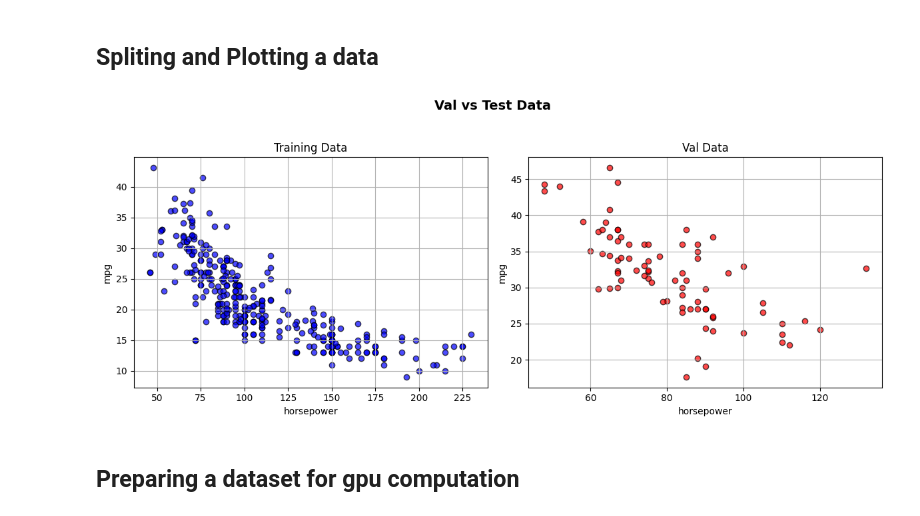
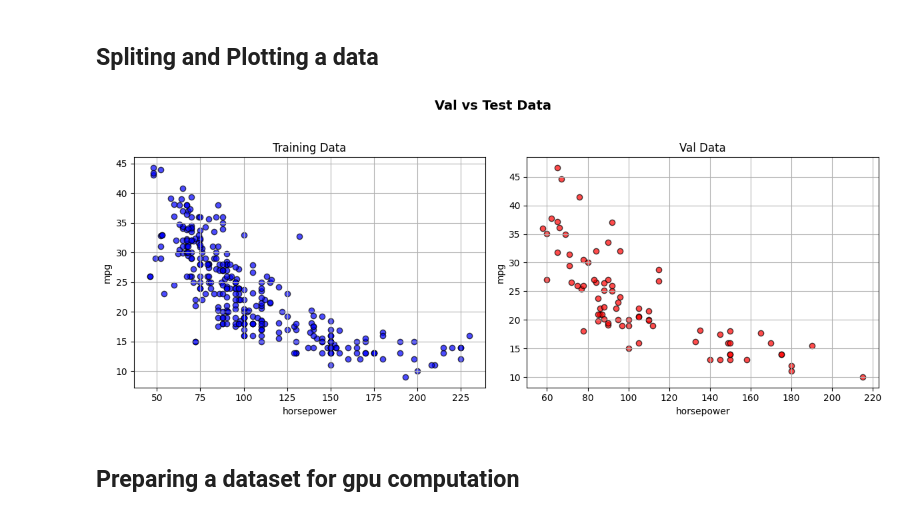
Before and after one commit to xXKeNdAmAmAsTeRXx/ISLP_labs, a Jupyter notebook: applied-Tasks/Chap03-task8-pytroch.ipynb, the cells around one changed output. Cells and saved outputs as stored; diff of their text form; code cells hidden in the pictures.

```diff
--- a/applied-Tasks/Chap03-task8-pytroch.ipynb
+++ b/applied-Tasks/Chap03-task8-pytroch.ipynb
@@ -49,18 +48,21 @@ Y = np.array(Data['mpg'], dtype=float)
 # %%
 N = len(X)
 
 #indexes
 idx = np.arange(len(X))
+np.random.seed = 42
+np.random.shuffle(idx)
+
 train_idx = idx[:int(N*.8)]
 val_idx = idx[int(N*0.8):]
 
 #Predictor and Response
 x_train, y_train = X[train_idx], Y[train_idx]
 x_val, y_val = X[val_idx], Y[val_idx]
 
 #Ploting a data
 plot_data(x_train, y_train, x_val, y_val, xlabel="horsepower", ylabel="mpg")
 # %% [output]
-[figure, old version]
+[figure, new version]
 # %% [markdown]
 ## Preparing a dataset for gpu computation
```
Also changed, not shown: parts of 10 cells of this notebook.
